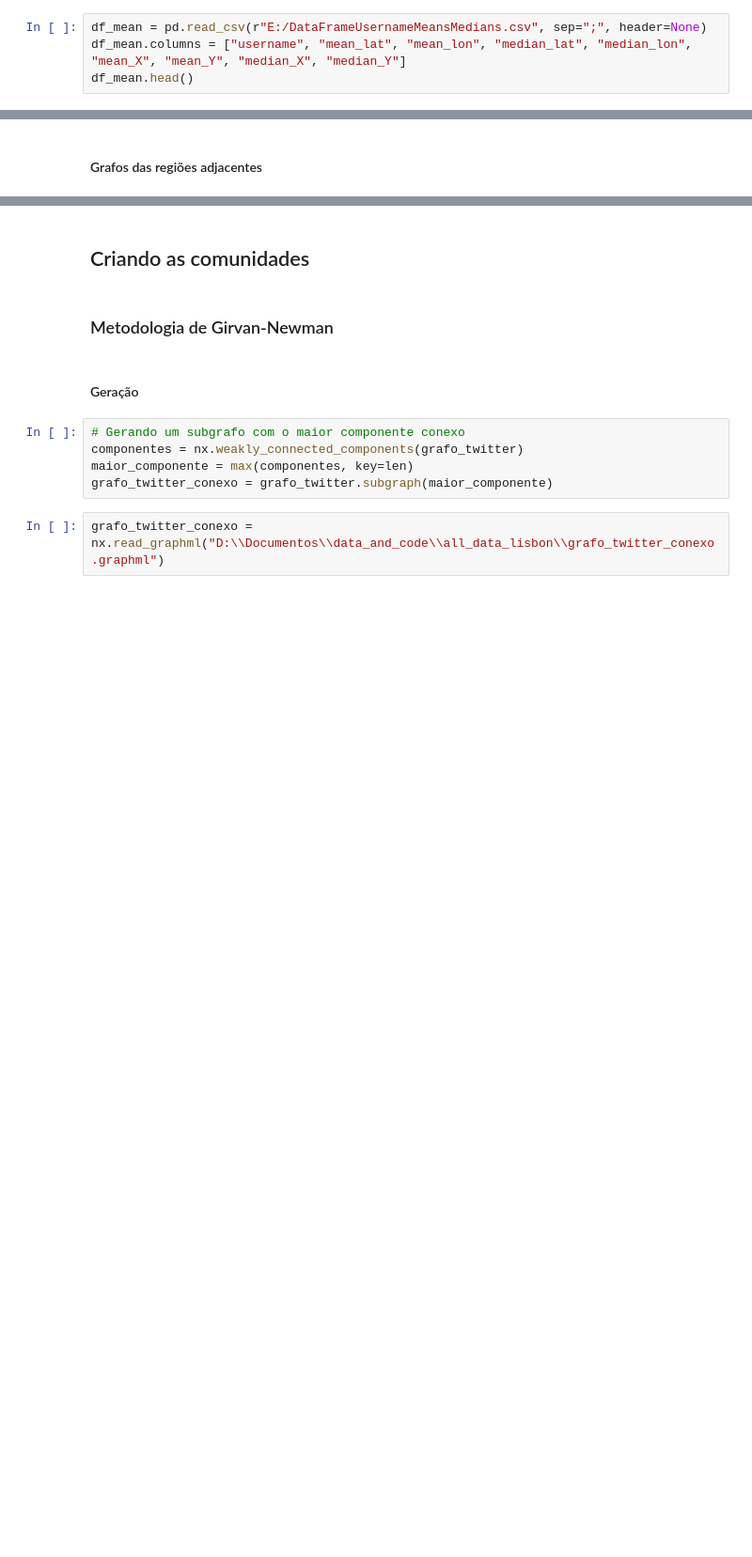
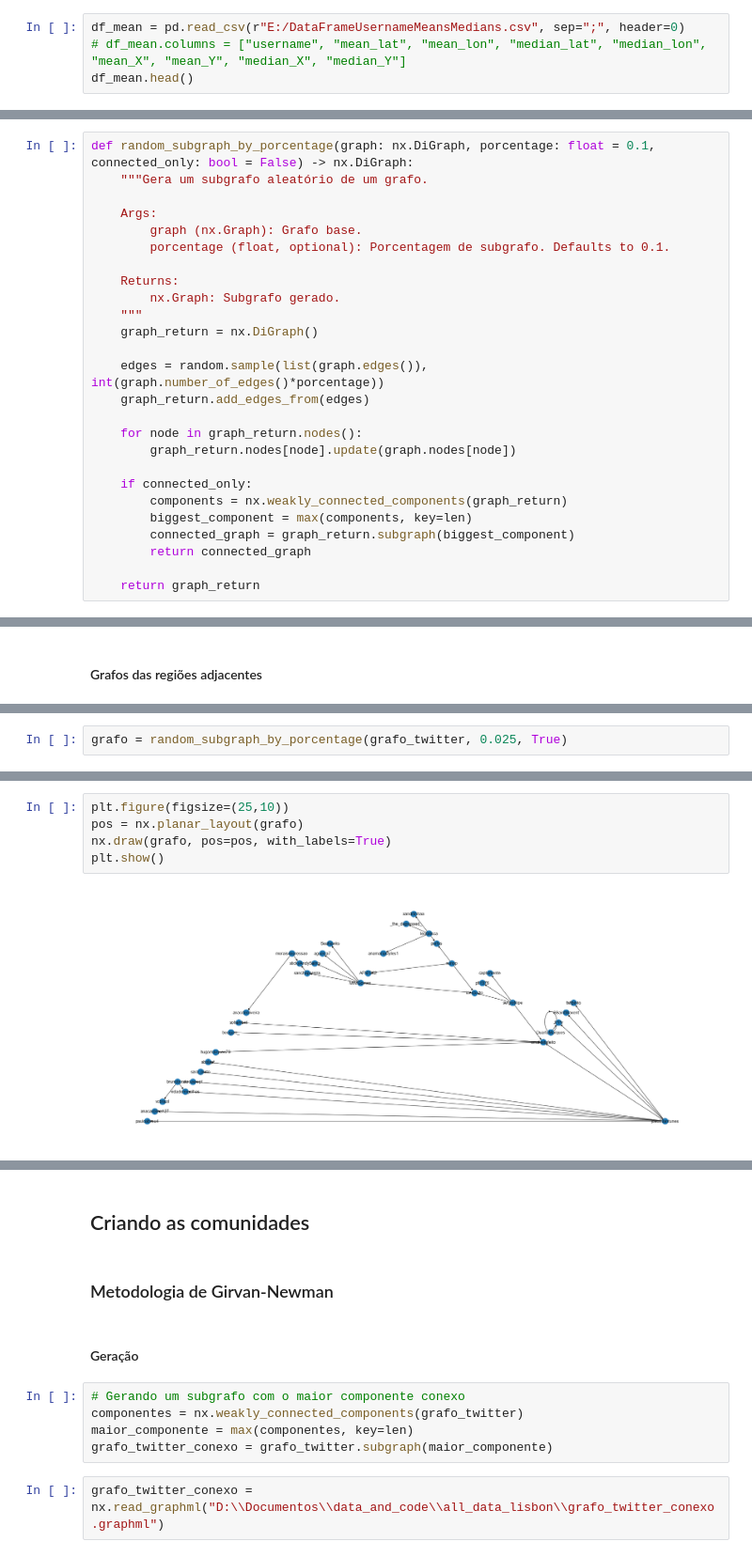
Before and after one commit to lealeric/Codigo_TCC, a Jupyter notebook: TCC_ERIC.ipynb, the cells around one changed output, grey strips where cells are left out. Shown: that part at 94% size. Cells and saved outputs as stored; diff of their text form; blank space fills up the shorter version.

```diff
--- a/TCC_ERIC.ipynb
+++ b/TCC_ERIC.ipynb
@@ -83,4 +84,4 @@ Foram carregadas 181528 chaves do arquivo JSON
 # %%
-df_mean = pd.read_csv(r"E:/DataFrameUsernameMeansMedians.csv", sep=";", header=None)
-df_mean.columns = ["username", "mean_lat", "mean_lon", "median_lat", "median_lon", "mean_X", "mean_Y", "median_X", "median_Y"]
+df_mean = pd.read_csv(r"E:/DataFrameUsernameMeansMedians.csv", sep=";", header=0)
+# df_mean.columns = ["username", "mean_lat", "mean_lon", "median_lat", "median_lon", "mean_X", "mean_Y", "median_X", "median_Y"]
 df_mean.head()
@@ -808,0 +827,26 @@ def calculate_geostatistics(graph: nx.graph = None, df: pd.DataFrame = None, col
+# %%
+def random_subgraph_by_porcentage(graph: nx.DiGraph, porcentage: float = 0.1, connected_only: bool = False) -> nx.DiGraph:
+    """Gera um subgrafo aleatório de um grafo.
+
+    Args:
+        graph (nx.Graph): Grafo base.
+        porcentage (float, optional): Porcentagem de subgrafo. Defaults to 0.1.
+
+    Returns:
+        nx.Graph: Subgrafo gerado.
+    """
+    graph_return = nx.DiGraph()
+
+    edges = random.sample(list(graph.edges()), int(graph.number_of_edges()*porcentage))
+    graph_return.add_edges_from(edges)
+
+    for node in graph_return.nodes():
+        graph_return.nodes[node].update(graph.nodes[node])
+
+    if connected_only:
+        components = nx.weakly_connected_components(graph_return)
+        biggest_component = max(components, key=len)
+        connected_graph = graph_return.subgraph(biggest_component)
+        return connected_graph
+
+    return graph_return
@@ -1056,0 +1128,2 @@ Cluster médio: 0.5684981684981685
+# %%
+grafo = random_subgraph_by_porcentage(grafo_twitter, 0.025, True)
@@ -1056,0 +1272,7 @@ Cluster médio: 0.5684981684981685
+# %%
+plt.figure(figsize=(25,10))
+pos = nx.planar_layout(grafo)
+nx.draw(grafo, pos=pos, with_labels=True)
+plt.show()
+# %% [output]
+[figure, added]
```
Also changed, not shown: parts of 71 cells of this notebook, 3 other files.
